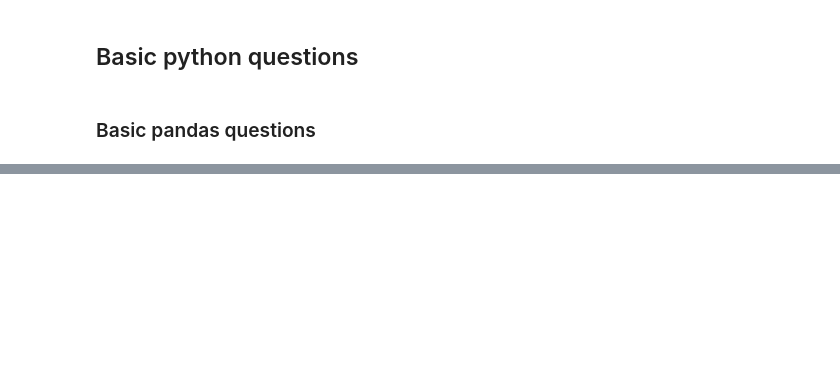
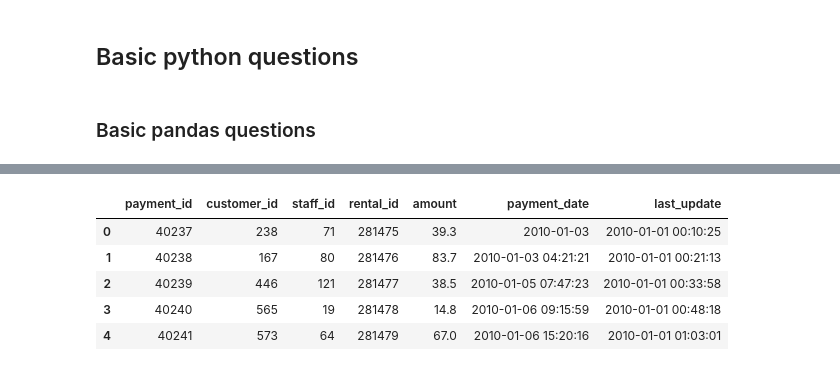
Before and after one commit to prasun2106/DataWrangling, a Jupyter notebook: data_wrangling.ipynb, the cells around one changed output, grey strips where cells are left out. Drawn from its saved outputs; the diff is of its cells as text; code cells hidden in the pictures; blank space fills up the shorter version.

```diff
--- a/data_wrangling.ipynb
+++ b/data_wrangling.ipynb
@@ -157,0 +373,10 @@ df_expensive_films = df_film[df_film['cost_per_minute'] > top_10_percent_thresho
+# %%
+df_payment = pd.read_csv("./sakila_data/payment.csv")
+df_payment.head()
+# %% [output]
+|  | payment_id | customer_id | staff_id | rental_id | amount | payment_date | last_update |
+| 0 | 40237 | 238 | 71 | 281475 | 39.3 | 2010-01-03 | 2010-01-01 00:10:25 |
+| 1 | 40238 | 167 | 80 | 281476 | 83.7 | 2010-01-03 04:21:21 | 2010-01-01 00:21:13 |
+| 2 | 40239 | 446 | 121 | 281477 | 38.5 | 2010-01-05 07:47:23 | 2010-01-01 00:33:58 |
+| 3 | 40240 | 565 | 19 | 281478 | 14.8 | 2010-01-06 09:15:59 | 2010-01-01 00:48:18 |
+| 4 | 40241 | 573 | 64 | 281479 | 67.0 | 2010-01-06 15:20:16 | 2010-01-01 01:03:01 |
```
Also changed, not shown: parts of 15 cells of this notebook.
